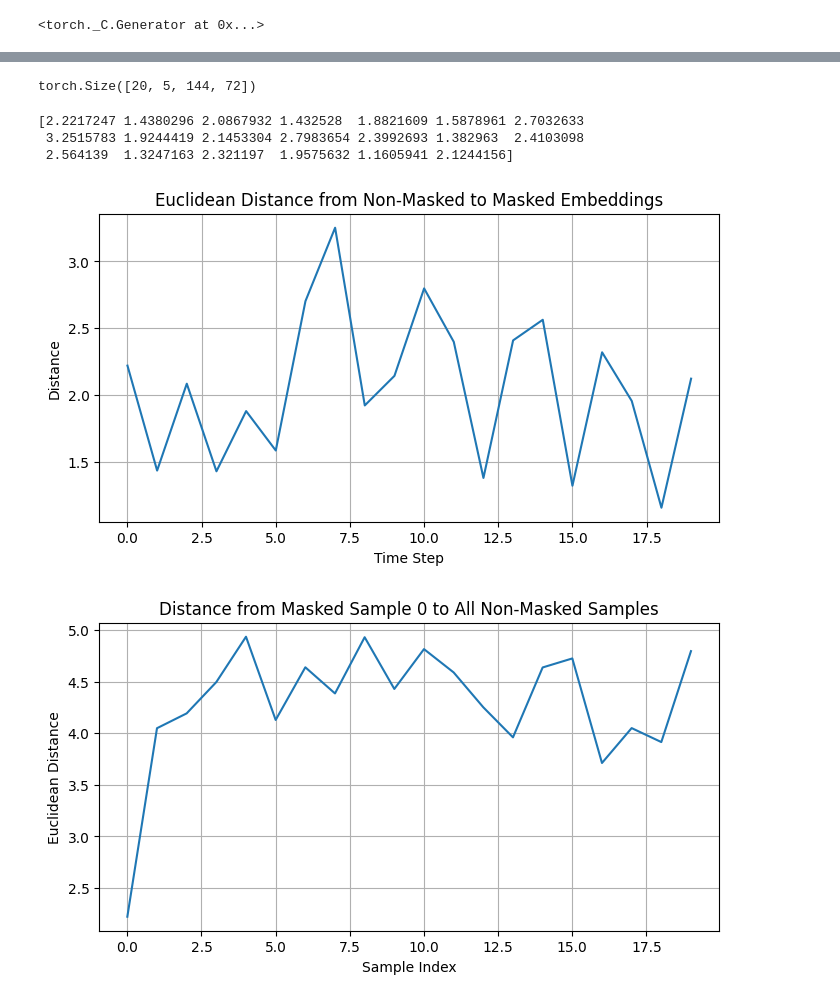
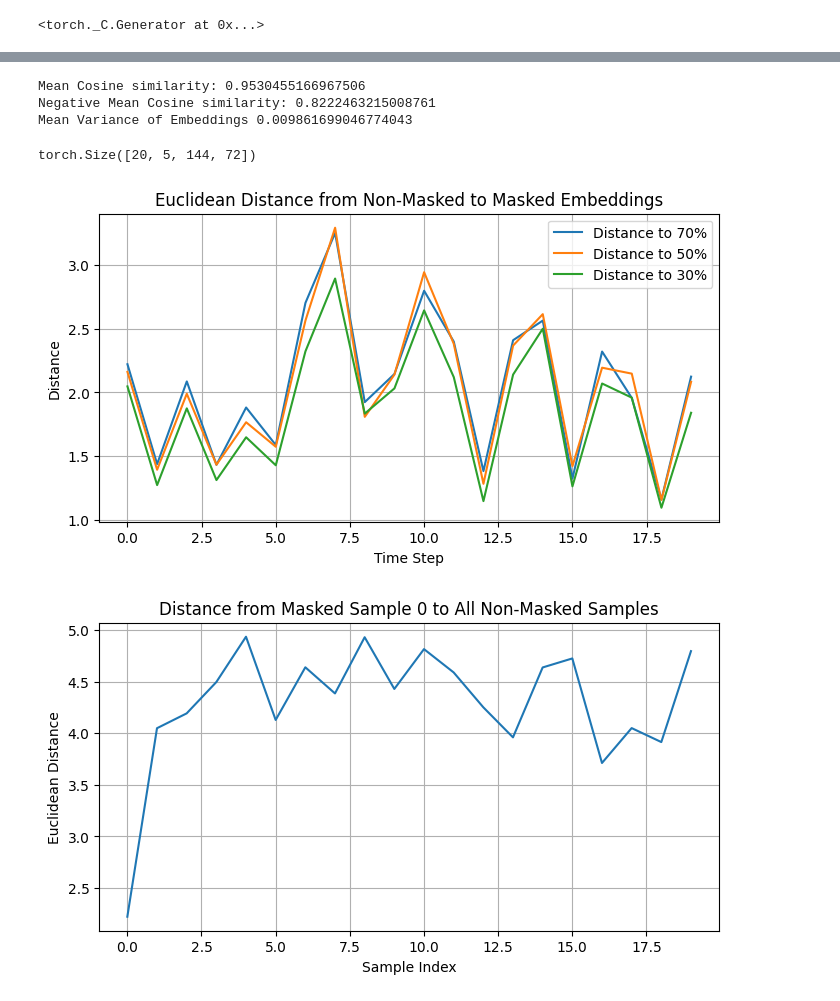
Before and after one commit to nathanwbailey/msc_project, a Jupyter notebook: part_3_robust/simclr_decoder_window_hard_neg_ratio/visual.ipynb, the cells around one changed output, grey strips where cells are left out. Cells and saved outputs as stored; diff of their text form; code cells hidden in the pictures.

```diff
--- a/part_3_robust/simclr_decoder_window_hard_neg_ratio/visual.ipynb
+++ b/part_3_robust/simclr_decoder_window_hard_neg_ratio/visual.ipynb
@@ -54,7 +55,7 @@ class WeatherBenchDataset(Dataset):
         return x_orig, x, masked_x, masked_x_0_3, masked_x_0_5, y
 # %%
 model = torch.load(
-    "simclr_decoder_change2.pth", weights_only=False, map_location=DEVICE
+    "simclr_decoder.pth", weights_only=False, map_location=DEVICE
 )
 model.eval()
 
@@ -128,3 +93,39 @@ Mean Variance of Embeddings 0.009861698206991721
+# %%
+cos_sim_mean = []
+rand_cos_sim_mean = []
+mean_var = []
+with torch.no_grad():
+    for batch in testloader:
+        X = batch[1].to(DEVICE)
+        X_prime = batch[2].to(DEVICE)
+        embeddings_x = model(X)[0]
+        embeddings_x_prime = model(X_prime)[0]
+
+        embeddings_x = embeddings_x.cpu()
+        embeddings_x_prime = embeddings_x_prime.cpu()
+
+        cos_sim = F.cosine_similarity(embeddings_x, embeddings_x_prime, dim=1)
+        cos_sim_mean.append(cos_sim.mean().item())
+
+        neg_cosine = negative_cosine_sim_matrix(embeddings_x)
+        rand_cos_sim_mean.append(neg_cosine.mean().item())
+
+        variance = embeddings_x.var(dim=0)
+        mean_var.append(variance.mean().item())
+
+cos_sim, rand_cos_sim, mean_var = (
+    np.mean(cos_sim_mean),
+    np.mean(rand_cos_sim_mean),
+    np.mean(mean_var),
+)
+
+print("Mean Cosine similarity:", cos_sim)
+print("Negative Mean Cosine similarity:", rand_cos_sim)
+print("Mean Variance of Embeddings", mean_var)
+# %% [output]
+Mean Cosine similarity: 0.9530455166967506
+Negative Mean Cosine similarity: 0.8222463215008761
+Mean Variance of Embeddings 0.009861699046774043
 # %%
 # Grab a random batch
 batch = list(testloader)[0]
@@ -142,25 +143,30 @@ print(x.shape)
 torch.Size([20, 5, 144, 72])
 # %%
 with torch.no_grad():
-    embeddings_x, _ = model(x)
-    embeddings_masked_x, _ = model(masked_x)
-    embeddings_masked_x_0_3, _ = model(masked_x_0_3)
-    embeddings_masked_x_0_5, _ = model(masked_x_0_5)
+    embeddings_x = model(x)[0]
+    embeddings_masked_x = model(masked_x)[0]
+    embeddings_masked_x_0_3 = model(masked_x_0_3)[0]
+    embeddings_masked_x_0_5 = model(masked_x_0_5)[0]
 # %%
+embeddings_x = embeddings_x.cpu()
+embeddings_masked_x = embeddings_masked_x.cpu()
+embeddings_masked_x_0_5 = embeddings_masked_x_0_5.cpu()
+embeddings_masked_x_0_3 = embeddings_masked_x_0_3.cpu()
 dist = np.linalg.norm(embeddings_x - embeddings_masked_x, axis=1)
-print(dist)
+dist2 = np.linalg.norm(embeddings_x - embeddings_masked_x_0_5, axis=1)
+dist1 = np.linalg.norm(embeddings_x - embeddings_masked_x_0_3, axis=1)
 plt.figure(figsize=(8, 4))
-plt.plot(dist)
+plt.plot(dist, label="Distance to 70%")
+plt.plot(dist2, label="Distance to 50%")
+plt.plot(dist1, label="Distance to 30%")
 plt.title(f"Euclidean Distance from Non-Masked to Masked Embeddings")
 plt.xlabel("Time Step")
 plt.ylabel("Distance")
+plt.legend()
 plt.grid(True)
 plt.show()
 # %% [output]
-[2.2217247 1.4380296 2.0867932 1.432528  1.8821609 1.5878961 2.7032633
- 3.2515783 1.9244419 2.1453304 2.7983654 2.3992693 1.382963  2.4103098
- 2.564139  1.3247163 2.321197  1.9575632 1.1605941 2.1244156]
-[figure, old version]
+[figure, new version]
 # %%
 ref_embedding = embeddings_masked_x[0]  # shape: (embedding_dim,)
 dist_to_all = np.linalg.norm(embeddings_x - ref_embedding, axis=1)
```
Also changed, not shown: parts of 33 cells of this notebook, 11 other files.
